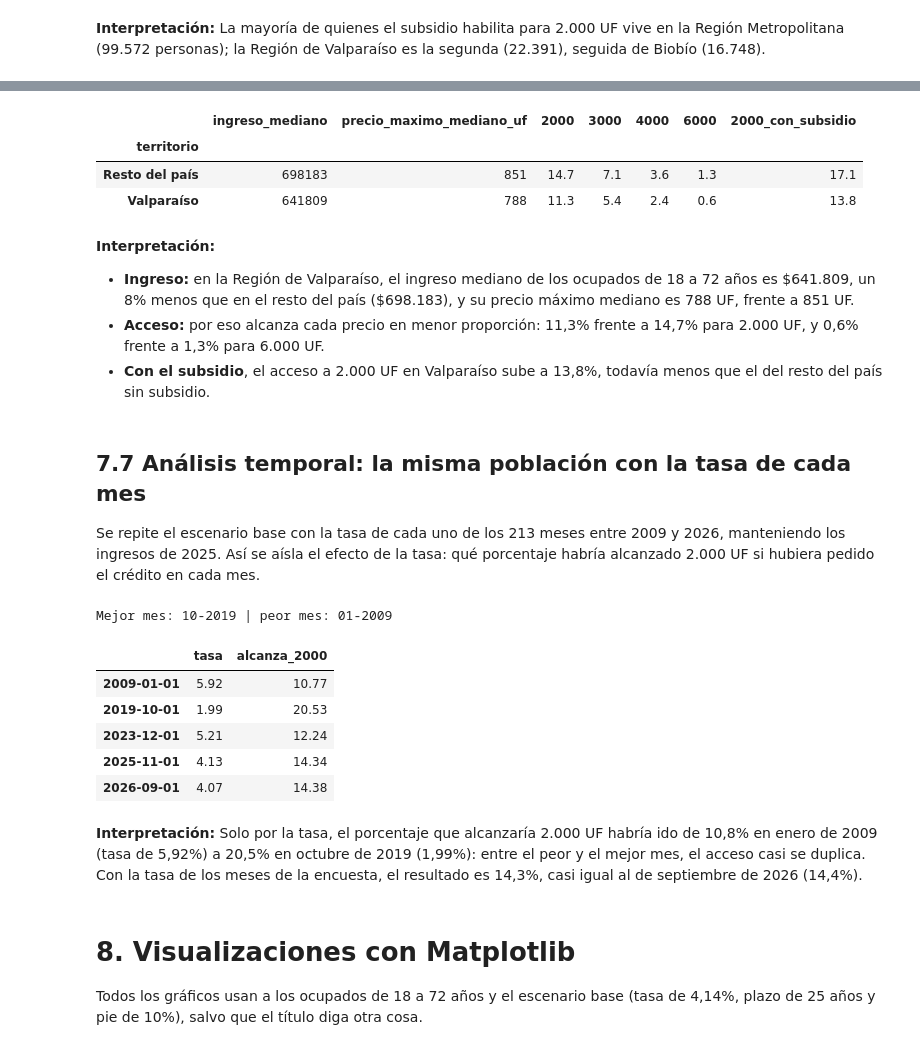
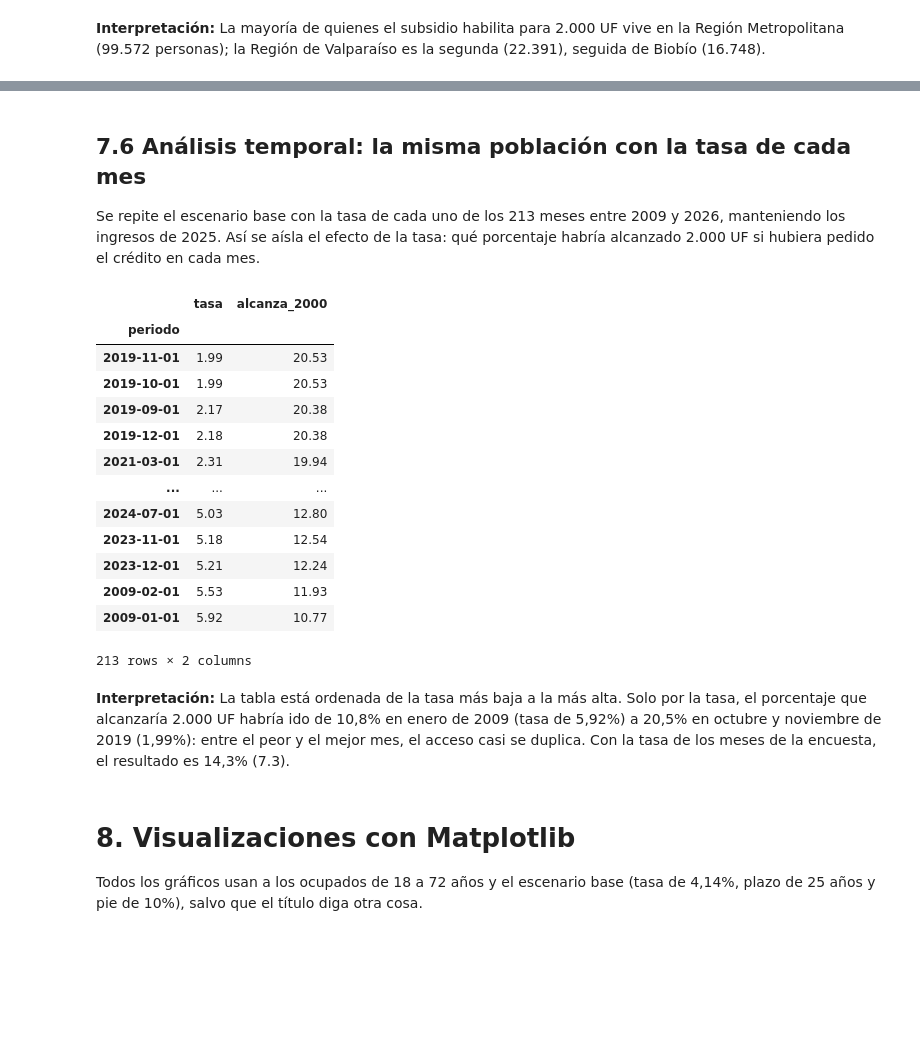
Before and after one commit to cris15981735/proyecto-final-icd2346, a Jupyter notebook: ProyectoFinal_Antezana_Calderon.ipynb, the cells around one changed output, grey strips where cells are left out. Drawn from its saved outputs; the diff is of its cells as text; code cells hidden in the pictures; blank space fills up the shorter version.

```diff
--- a/ProyectoFinal_Antezana_Calderon.ipynb
+++ b/ProyectoFinal_Antezana_Calderon.ipynb
@@ -1184,51 +1019,32 @@ dtype: int64
-# %%
-candidatos["territorio"] = np.where(candidatos["region"] == 5, "Valparaíso", "Resto del país")
-
-filas = []
-for territorio, grupo in candidatos.groupby("territorio"):
-    fila = {"territorio": territorio,
-            "ingreso_mediano": round(mediana_ponderada(grupo["ing_t_p"], grupo["fact_cal_esi"])),
-            "precio_maximo_mediano_uf": round(mediana_ponderada(grupo["precio_maximo_uf"], grupo["fact_cal_esi"]))}
-    for precio in PRECIOS_UF:
-        fila[precio] = porcentaje_ponderado(grupo[f"alcanza_{precio}"], grupo["fact_cal_esi"])
-    fila["2000_con_subsidio"] = porcentaje_ponderado(grupo["precio_maximo_subsidio"] >= 2000, grupo["fact_cal_esi"])
-    filas.append(fila)
-pd.DataFrame(filas).set_index("territorio").round(1)
-# %% [output]
-|  | ingreso_mediano | precio_maximo_mediano_uf | 2000 | 3000 | 4000 | 6000 | 2000_con_subsidio |
-| territorio |  |  |  |  |  |  |  |
-| Resto del país | 698183 | 851 | 14.7 | 7.1 | 3.6 | 1.3 | 17.1 |
-| Valparaíso | 641809 | 788 | 11.3 | 5.4 | 2.4 | 0.6 | 13.8 |
-# %% [markdown]
-**Interpretación:**
-
-- **Ingreso:** en la Región de Valparaíso, el ingreso mediano de los ocupados de 18 a 72 años es \$641.809, un 8% menos que en el resto del país (\$698.183), y su precio máximo mediano es 788 UF, frente a 851 UF.
-- **Acceso:** por eso alcanza cada precio en menor proporción: 11,3% frente a 14,7% para 2.000 UF, y 0,6% frente a 1,3% para 6.000 UF.
-- **Con el subsidio**, el acceso a 2.000 UF en Valparaíso sube a 13,8%, todavía menos que el del resto del país sin subsidio.
 # %% [markdown]
-## 7.7 Análisis temporal: la misma población con la tasa de cada mes
+## 7.6 Análisis temporal: la misma población con la tasa de cada mes
 
 Se repite el escenario base con la tasa de cada uno de los 213 meses entre 2009 y 2026, manteniendo los ingresos de 2025. Así se aísla el efecto de la tasa: qué porcentaje habría alcanzado 2.000 UF si hubiera pedido el crédito en cada mes.
 # %%
 filas = []
 for periodo, tasa in tasa_data["tasa"].items():   # pares (mes, tasa)
     precio_mes = precio_maximo(candidatos["ing_t_p"], candidatos["plazo"], tasa)
     filas.append({"periodo": periodo, "tasa": tasa, "alcanza_2000": porcentaje_ponderado(precio_mes >= 2000, pesos)})
 historico = pd.DataFrame(filas).set_index("periodo")
 
-mejor_mes, peor_mes = historico["alcanza_2000"].idxmax(), historico["alcanza_2000"].idxmin()
-print(f"Mejor mes: {mejor_mes:%m-%Y} | peor mes: {peor_mes:%m-%Y}")
-historico.loc[pd.to_datetime(["2009-01-01", "2019-10-01", "2023-12-01", "2025-11-01", "2026-09-01"])].round(2)
+historico.sort_values("tasa").round(2)   # de la tasa más baja a la más alta
 # %% [output]
+|  | tasa | alcanza_2000 |
+| periodo |  |  |
+| 2019-11-01 | 1.99 | 20.53 |
+| 2019-10-01 | 1.99 | 20.53 |
+| 2019-09-01 | 2.17 | 20.38 |
+| 2019-12-01 | 2.18 | 20.38 |
+| 2021-03-01 | 2.31 | 19.94 |
+| ... | ... | ... |
+| 2024-07-01 | 5.03 | 12.80 |
+| 2023-11-01 | 5.18 | 12.54 |
+| 2023-12-01 | 5.21 | 12.24 |
+| 2009-02-01 | 5.53 | 11.93 |
+| 2009-01-01 | 5.92 | 10.77 |
-Mejor mes: 10-2019 | peor mes: 01-2009
+213 rows × 2 columns
-|  | tasa | alcanza_2000 |
-| 2009-01-01 | 5.92 | 10.77 |
-| 2019-10-01 | 1.99 | 20.53 |
-| 2023-12-01 | 5.21 | 12.24 |
-| 2025-11-01 | 4.13 | 14.34 |
-| 2026-09-01 | 4.07 | 14.38 |
 # %% [markdown]
-**Interpretación:** Solo por la tasa, el porcentaje que alcanzaría 2.000 UF habría ido de 10,8% en enero de 2009 (tasa de 5,92%) a 20,5% en octubre de 2019 (1,99%): entre el peor y el mejor mes, el acceso casi se duplica. Con la tasa de los meses de la encuesta, el resultado es 14,3%, casi igual al de septiembre de 2026 (14,4%).
+**Interpretación:** La tabla está ordenada de la tasa más baja a la más alta. Solo por la tasa, el porcentaje que alcanzaría 2.000 UF habría ido de 10,8% en enero de 2009 (tasa de 5,92%) a 20,5% en octubre y noviembre de 2019 (1,99%): entre el peor y el mejor mes, el acceso casi se duplica. Con la tasa de los meses de la encuesta, el resultado es 14,3% (7.3).
 # %% [markdown]
 # 8. Visualizaciones con Matplotlib
 
```
Also changed, not shown: parts of 75 cells of this notebook, 1 other file.
